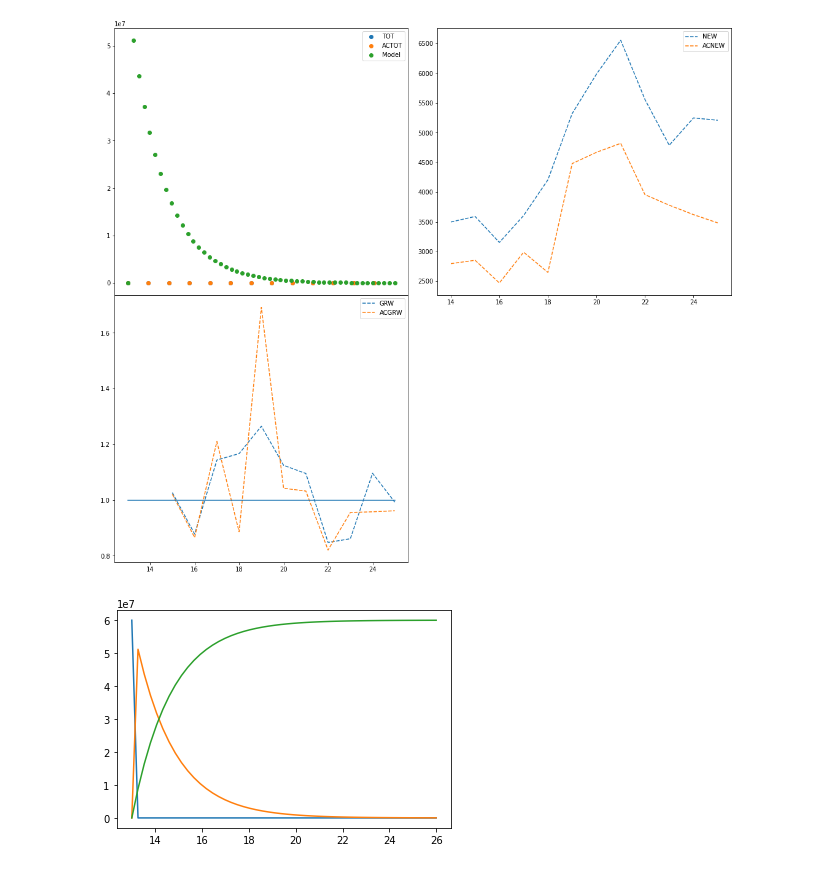
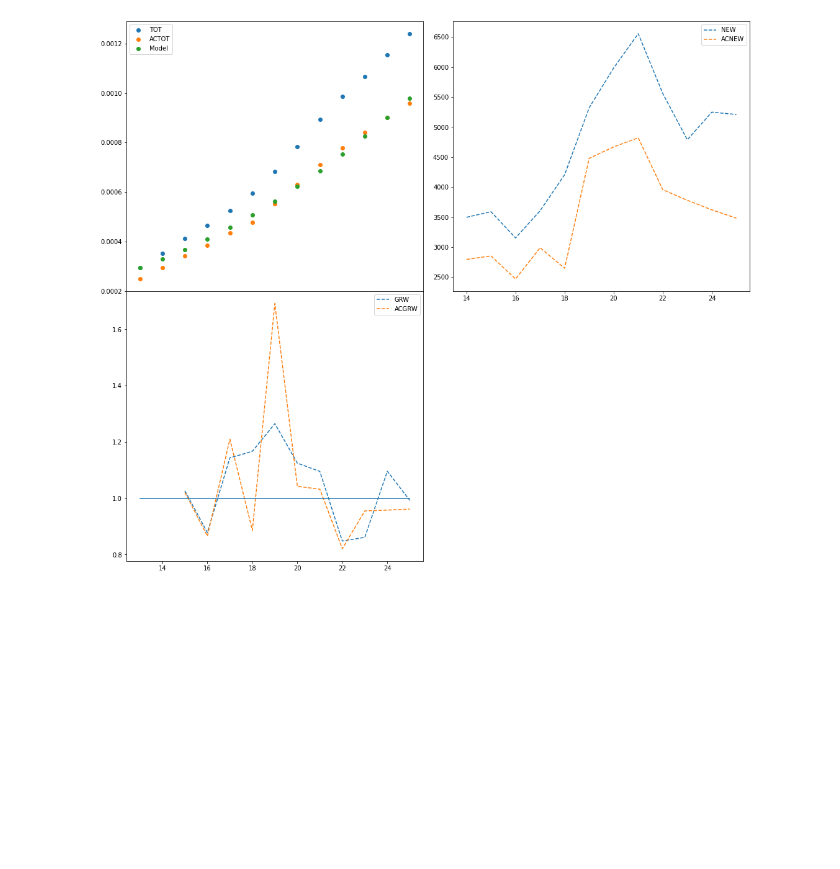
Before and after one commit to FaoTom/Covid19, a Jupyter notebook: COV.ipynb, the cells around one changed output. Saved outputs shown, nothing was run; the diff lists cells and outputs as text; code cells hidden in the pictures; blank space fills up the shorter version.

```diff
--- a/COV.ipynb
+++ b/COV.ipynb
@@ -68,30 +70,32 @@ recov = 0.6 #rateo di recovery
 tmax = data.index.size#numero di giorni fittizio
 
 #initial conditions
-sstart = 60000000-data.loc[13,'TOT']
-rstart = 0.001
+sstart = 1-data.loc[13,'TOT']
+rstart = 0
 istart = data.loc[13,'TOT']
-
+# time points
+#t = np.linspace(13,13+tmax)
+#fit base
+def modelI(t,trans,recov):
 # function that returns dy/dt
-def model(y,t):
-    S=y[0]
-    I=y[1]
-    R=y[2]
-    dS = -trans*S*I
-    dI = trans*S*I-recov*I
-    dR = recov*I
-    return [dS,dI,dR]
-y0=[sstart,istart,rstart]
-# time points
-t = np.linspace(13,13+tmax)
-# solve ODE
-y = odeint(model,y0,t)
-modelI=y[:,1]
-# plot results
-plt.plot(t,y)
-tot.scatter(t,modelI,label='Model')
-tot.legend()
-fig
+    def model(y,t):
+        S=y[0]
+        I=y[1]
+        R=y[2]
+        dS = -trans*S*I
+        dI = trans*S*I-recov*I
+        dR = recov*I
+        return [dS,dI,dR]
+    y0=[sstart,istart,rstart]
+    # solve ODE
+    y = odeint(model,y0,t)
+    return y[:,1]
-# %% [output]
-[figure, removed]
-[figure, removed]
+# %%
+p,cov=curve_fit(modelI,data.index,data['ACTOT'])
+trans,recov=p
+fit=modelI(data.index,trans,recov)
+tot.scatter(data.index,fit,label='Model')
+tot.legend()
+fig
+# %% [output]
+[figure, added]
```
Also changed, not shown: parts of 2 cells of this notebook, 1 other file.
